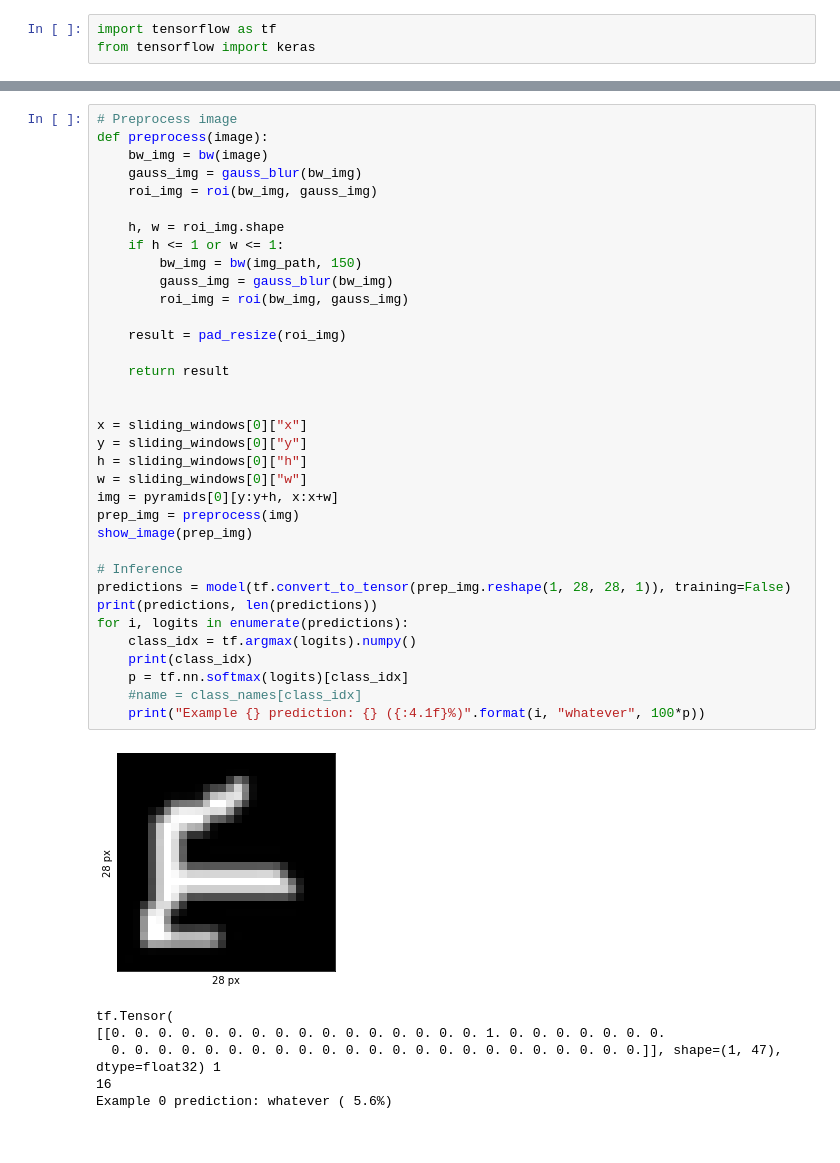
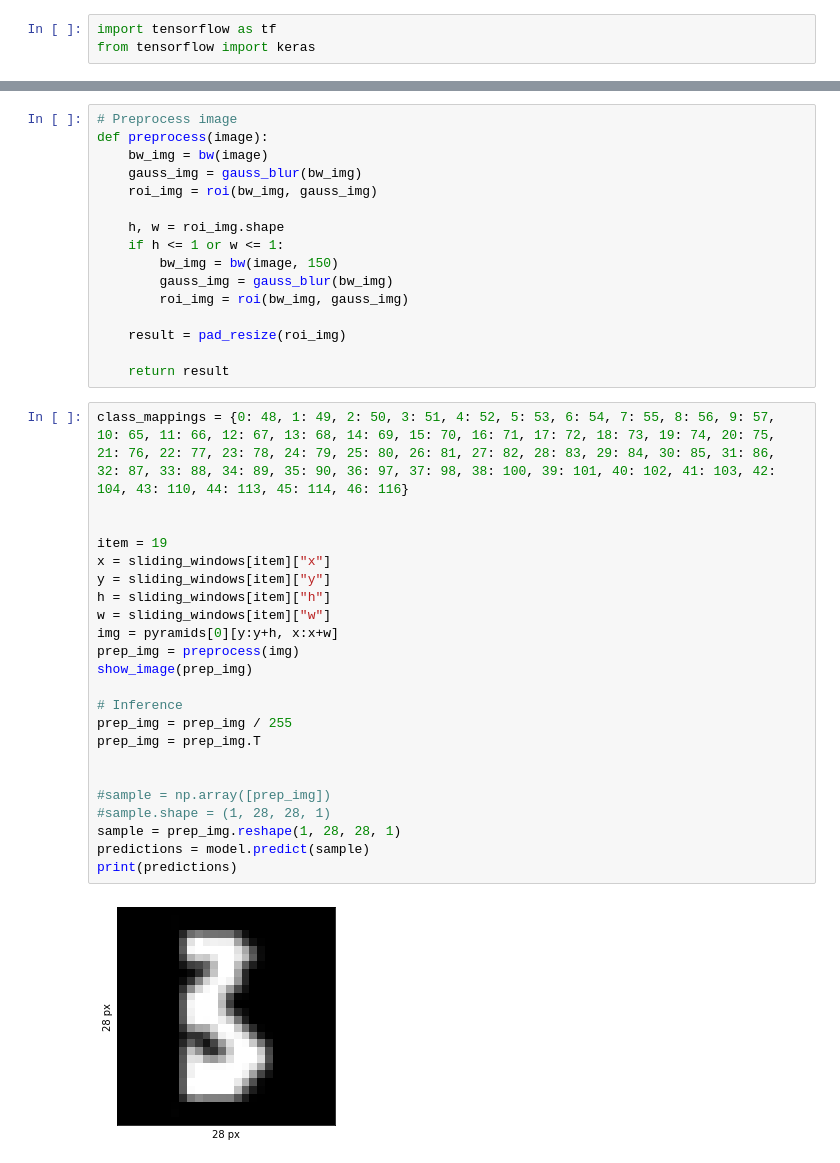
Before and after one commit to BoiseState-AdaptLab/OCR_4_Forest_Service, a Jupyter notebook: char_detection/char-detection.ipynb, the cells around one changed output, grey strips where cells are left out. Drawn from its saved outputs; the diff is of its cells as text.

Commit message:
Adds model inference on sliding windows

```diff
--- a/char_detection/char-detection.ipynb
+++ b/char_detection/char-detection.ipynb
@@ -334,36 +327,35 @@ def preprocess(image):
 
     h, w = roi_img.shape
     if h <= 1 or w <= 1:
-        bw_img = bw(img_path, 150)
+        bw_img = bw(image, 150)
         gauss_img = gauss_blur(bw_img)
         roi_img = roi(bw_img, gauss_img)
 
     result = pad_resize(roi_img)
 
     return result
-
-
-x = sliding_windows[0]["x"]
-y = sliding_windows[0]["y"]
-h = sliding_windows[0]["h"]
-w = sliding_windows[0]["w"]
-img = pyramids[0][y:y+h, x:x+w]
-prep_img = preprocess(img)
-show_image(prep_img)
-
-# Inference
-predictions = model(tf.convert_to_tensor(prep_img.reshape(1, 28, 28, 1)), training=False)
-print(predictions, len(predictions))
-for i, logits in enumerate(predictions):
-    class_idx = tf.argmax(logits).numpy()
-    print(class_idx)
-    p = tf.nn.softmax(logits)[class_idx]
-    #name = class_names[class_idx]
-    print("Example {} prediction: {} ({:4.1f}%)".format(i, "whatever", 100*p))
-# %% [output]
-[figure, removed]
-tf.Tensor(
-[[0. 0. 0. 0. 0. 0. 0. 0. 0. 0. 0. 0. 0. 0. 0. 0. 1. 0. 0. 0. 0. 0. 0. 0.
-  0. 0. 0. 0. 0. 0. 0. 0. 0. 0. 0. 0. 0. 0. 0. 0. 0. 0. 0. 0. 0. 0. 0.]], shape=(1, 47), dtype=float32) 1
-16
-Example 0 prediction: whatever ( 5.6%)
+# %%
+class_mappings = {0: 48, 1: 49, 2: 50, 3: 51, 4: 52, 5: 53, 6: 54, 7: 55, 8: 56, 9: 57, 10: 65, 11: 66, 12: 67, 13: 68, 14: 69, 15: 70, 16: 71, 17: 72, 18: 73, 19: 74, 20: 75, 21: 76, 22: 77, 23: 78, 24: 79, 25: 80, 26: 81, 27: 82, 28: 83, 29: 84, 30: 85, 31: 86, 32: 87, 33: 88, 34: 89, 35: 90, 36: 97, 37: 98, 38: 100, 39: 101, 40: 102, 41: 103, 42: 104, 43: 110, 44: 113, 45: 114, 46: 116}
+
+
+item = 19
+x = sliding_windows[item]["x"]
+y = sliding_windows[item]["y"]
+h = sliding_windows[item]["h"]
+w = sliding_windows[item]["w"]
+img = pyramids[0][y:y+h, x:x+w]
+prep_img = preprocess(img)
+show_image(prep_img)
+
+# Inference
+prep_img = prep_img / 255
+prep_img = prep_img.T
+
+
+#sample = np.array([prep_img])
+#sample.shape = (1, 28, 28, 1)
+sample = prep_img.reshape(1, 28, 28, 1)
+predictions = model.predict(sample)
+print(predictions)
+# %% [output]
+[figure, added]
```
Also changed, not shown: parts of 12 cells of this notebook.
